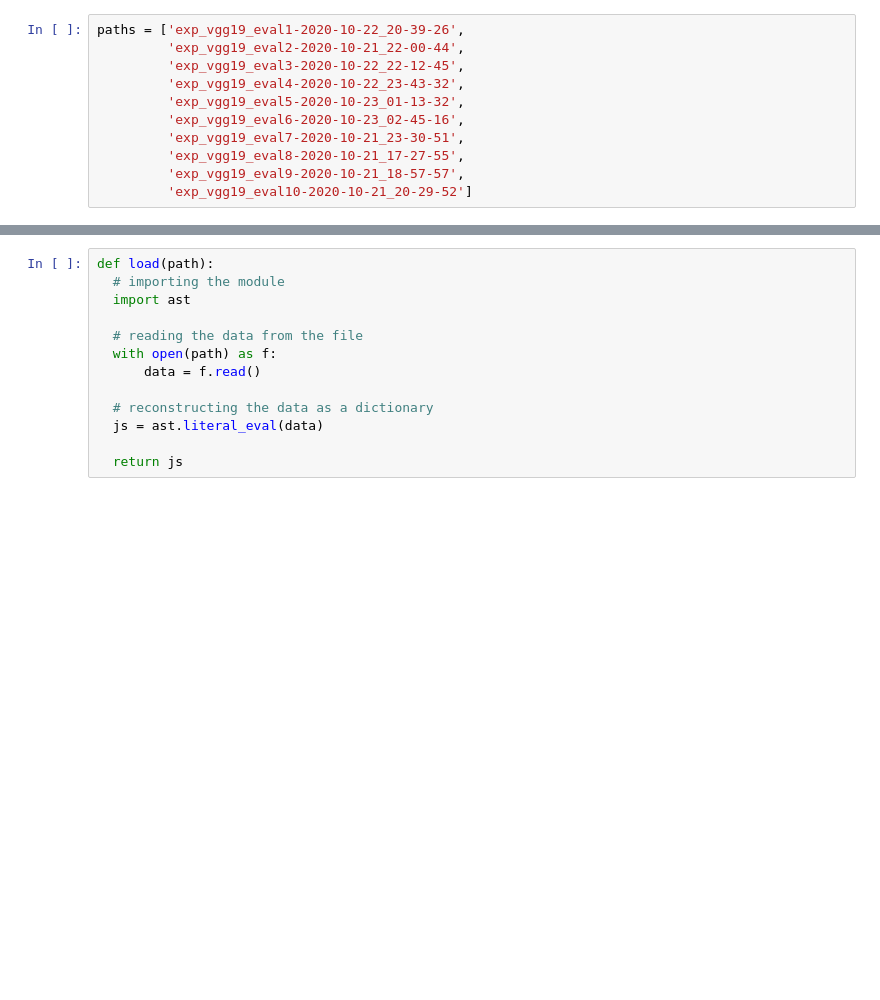
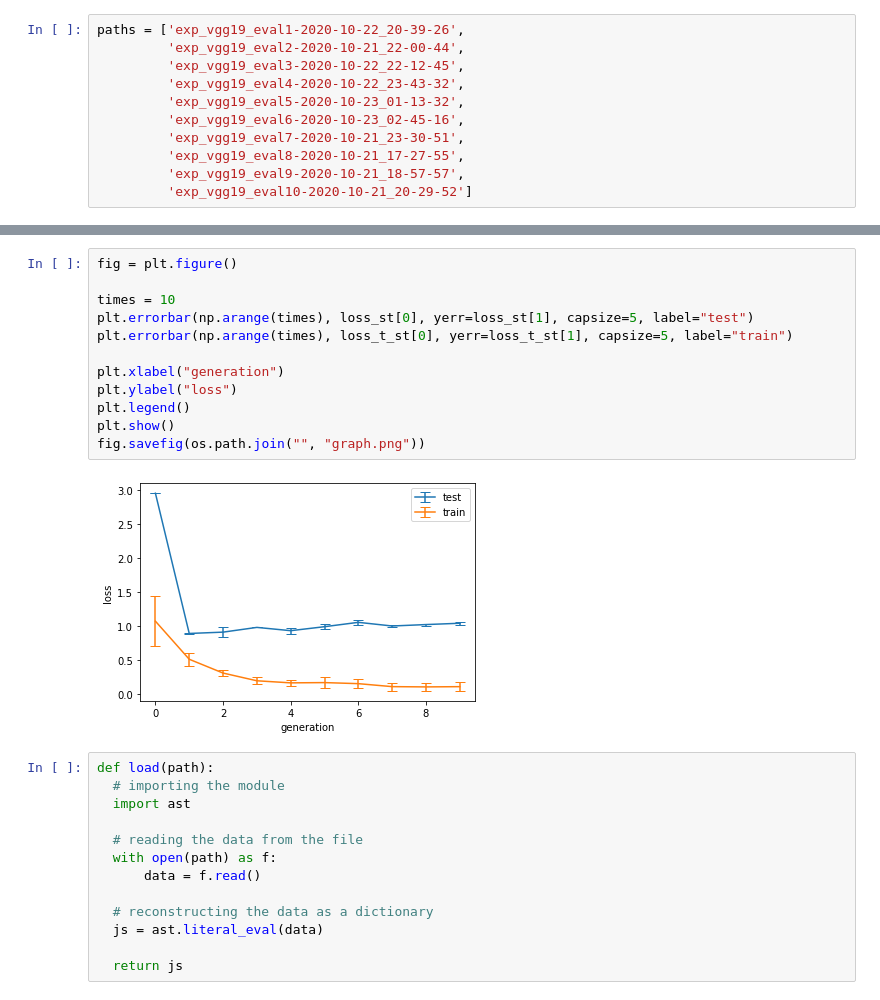
Before and after one commit to tatsuya-sugiyama/notebook, a Jupyter notebook: Untitled0.ipynb, the cells around one changed output, grey strips where cells are left out. Drawn from its saved outputs; the diff is of its cells as text; blank space fills up the shorter version.

```diff
--- a/Untitled0.ipynb
+++ b/Untitled0.ipynb
@@ -90,3 +117,17 @@ paths = ['exp_vgg19_eval1-2020-10-22_20-39-26',
+# %%
+fig = plt.figure()
+
+times = 10
+plt.errorbar(np.arange(times), loss_st[0], yerr=loss_st[1], capsize=5, label="test")
+plt.errorbar(np.arange(times), loss_t_st[0], yerr=loss_t_st[1], capsize=5, label="train")
+
+plt.xlabel("generation")
+plt.ylabel("loss")
+plt.legend()
+plt.show()
+fig.savefig(os.path.join("", "graph.png"))
+# %% [output]
+[figure, added]
 # %%
 def load(path):
   # importing the module
```
Also changed, not shown: parts of 16 cells of this notebook, 4 other files.
